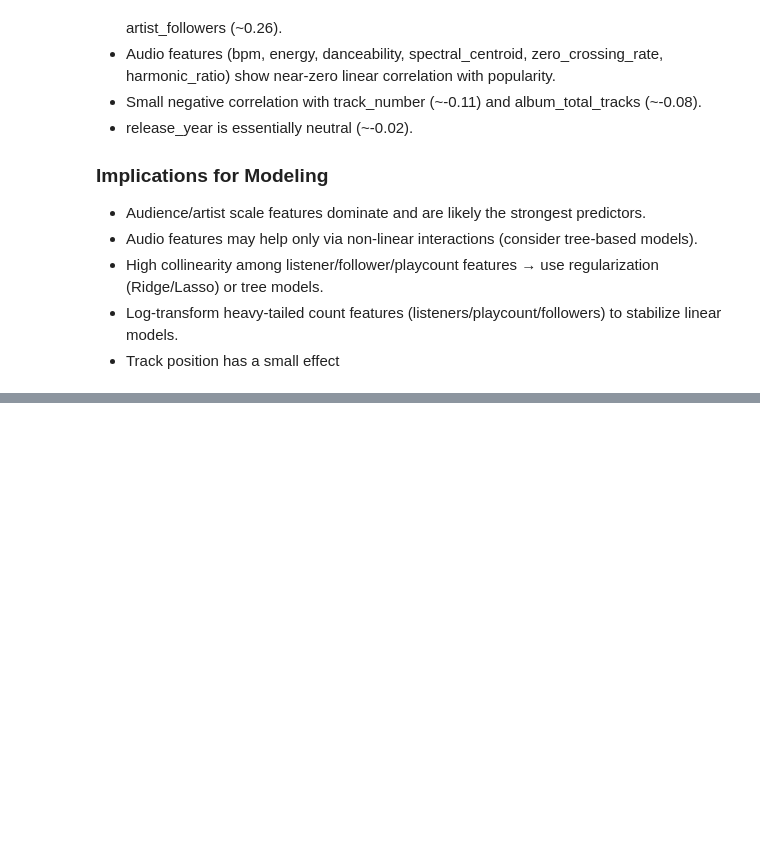
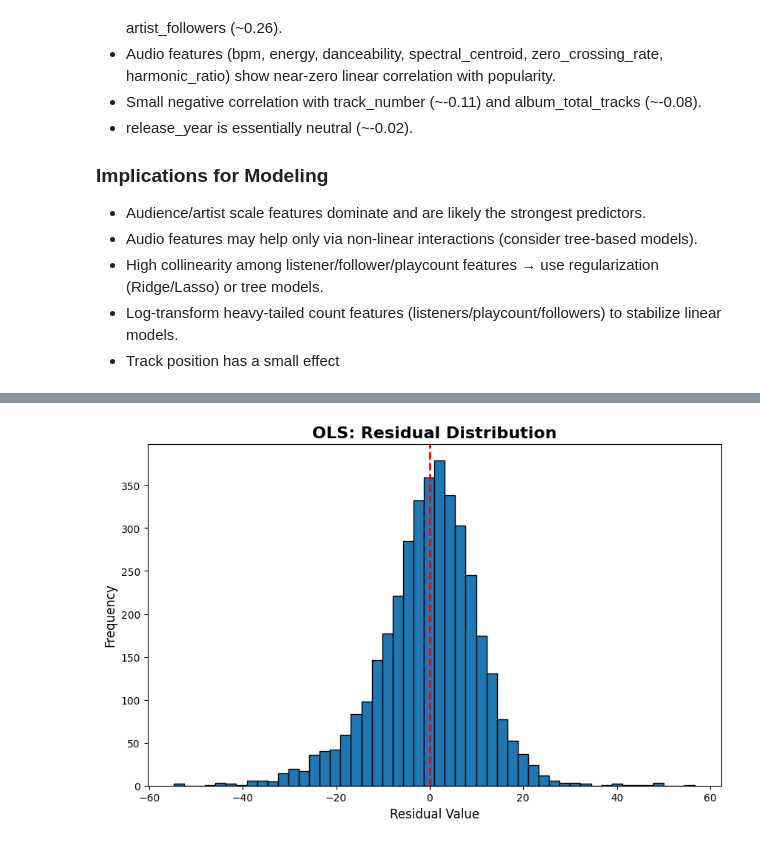
Before and after one commit to spennyfinn/Spotify_ETL_Project, a Jupyter notebook: notebooks/music_analysis.ipynb, the cells around one changed output, grey strips where cells are left out. Cells and saved outputs as stored; diff of their text form; code cells hidden in the pictures; blank space fills up the shorter version.

```diff
--- a/notebooks/music_analysis.ipynb
+++ b/notebooks/music_analysis.ipynb
@@ -732,0 +818,11 @@ plt.hist(np.log10(df['popularity']))
+# %%
+#plots the residual distrubution
+def plot_residuals_distribution(y_testset, y_pred, model_name):
+    residuals = y_testset - y_pred
+    plt.figure(figsize=(10,6))
+    plt.hist(residuals, bins=50, edgecolor='black')
+    plt.xlabel('Residual Value', fontsize=12)
+    plt.ylabel('Frequency',fontsize=12)
+    plt.title(f'{model_name}: Residual Distribution', fontsize=16, fontweight='bold')
+    plt.axvline(x=0, color='r', linestyle='--', linewidth=2)
+    plt.show()
@@ -732,0 +869,4 @@ plt.hist(np.log10(df['popularity']))
+# %%
+plot_residuals_distribution(y_testset, y_pred_clipped, 'OLS')
+# %% [output]
+[figure, added]
```
Also changed, not shown: parts of 124 cells of this notebook, 3 other files.
